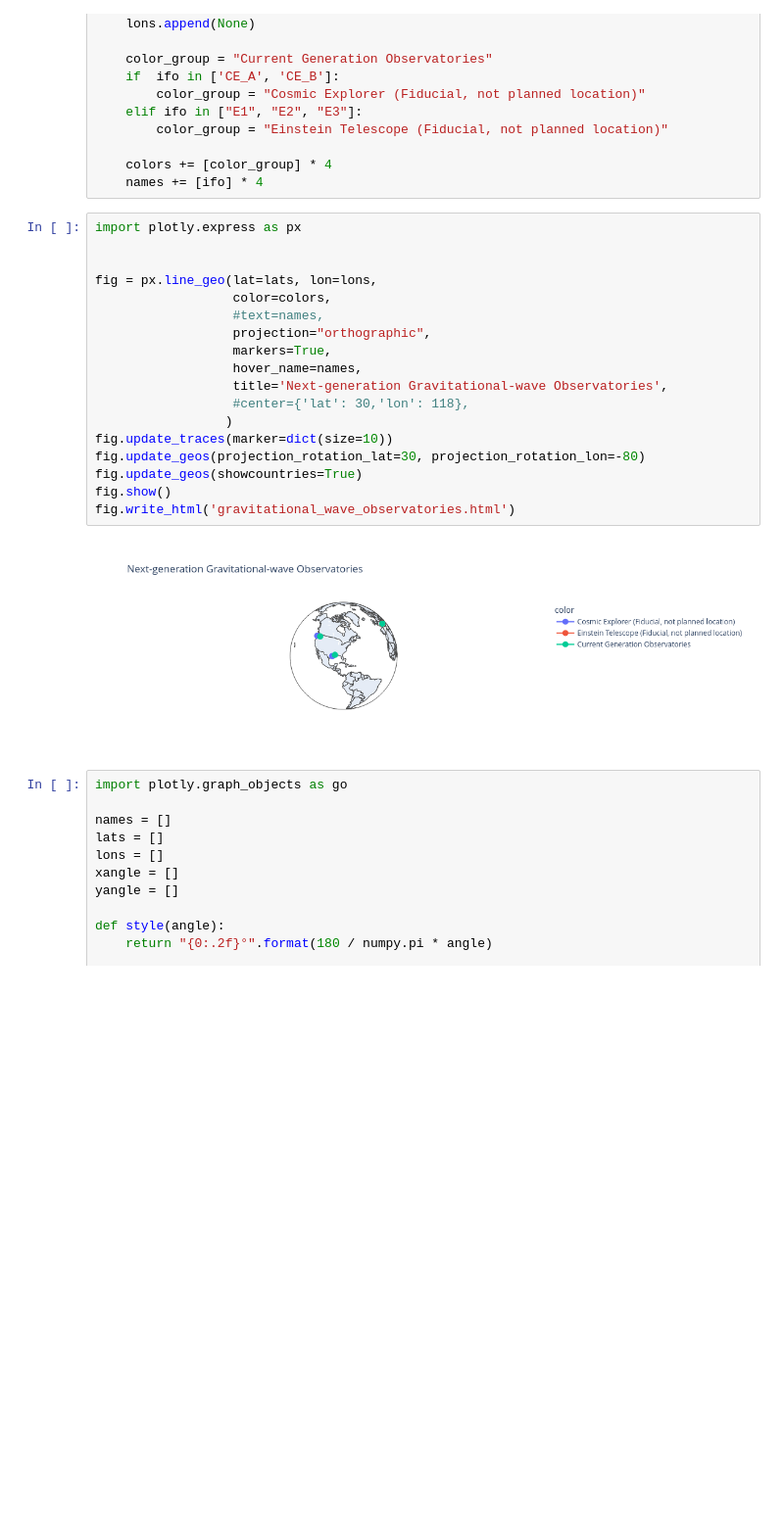
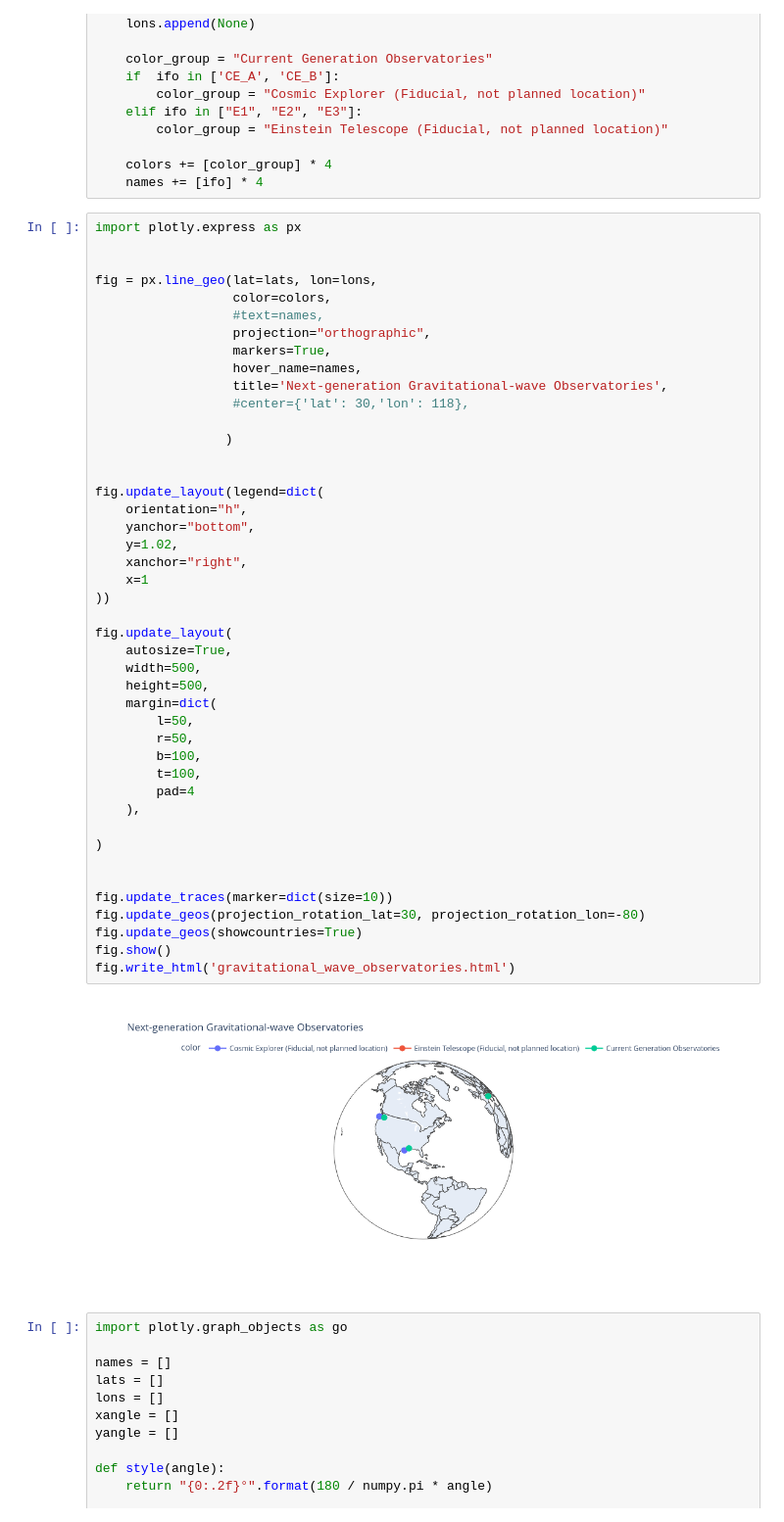
Before and after one commit to ahnitz/ce_location, a Jupyter notebook: detectors.ipynb, the cells around one changed output. Shown at 98% size. Cells and saved outputs as stored; diff of their text form; blank space fills up the shorter version.

Commit message:
update plots

```diff
--- a/detectors.ipynb
+++ b/detectors.ipynb
@@ -41,23 +41,49 @@ for ifo in ifos:
 # %%
 import plotly.express as px
 
 
 fig = px.line_geo(lat=lats, lon=lons,
                   color=colors,
                   #text=names,
                   projection="orthographic",
                   markers=True,
                   hover_name=names,
                   title='Next-generation Gravitational-wave Observatories',
                   #center={'lat': 30,'lon': 118},
+
                  )
+
+
+fig.update_layout(legend=dict(
+    orientation="h",
+    yanchor="bottom",
+    y=1.02,
+    xanchor="right",
+    x=1
+))
+
+fig.update_layout(
+    autosize=True,
+    width=500,
+    height=500,
+    margin=dict(
+        l=50,
+        r=50,
+        b=100,
+        t=100,
+        pad=4
+    ),
+
+)
+
+
 fig.update_traces(marker=dict(size=10))
 fig.update_geos(projection_rotation_lat=30, projection_rotation_lon=-80)
 fig.update_geos(showcountries=True)
 fig.show()
 fig.write_html('gravitational_wave_observatories.html')
 # %% [output]
-[figure, old version]
+[figure, new version]
 # %%
 import plotly.graph_objects as go
 
```
Also changed, not shown: 1 other file.
